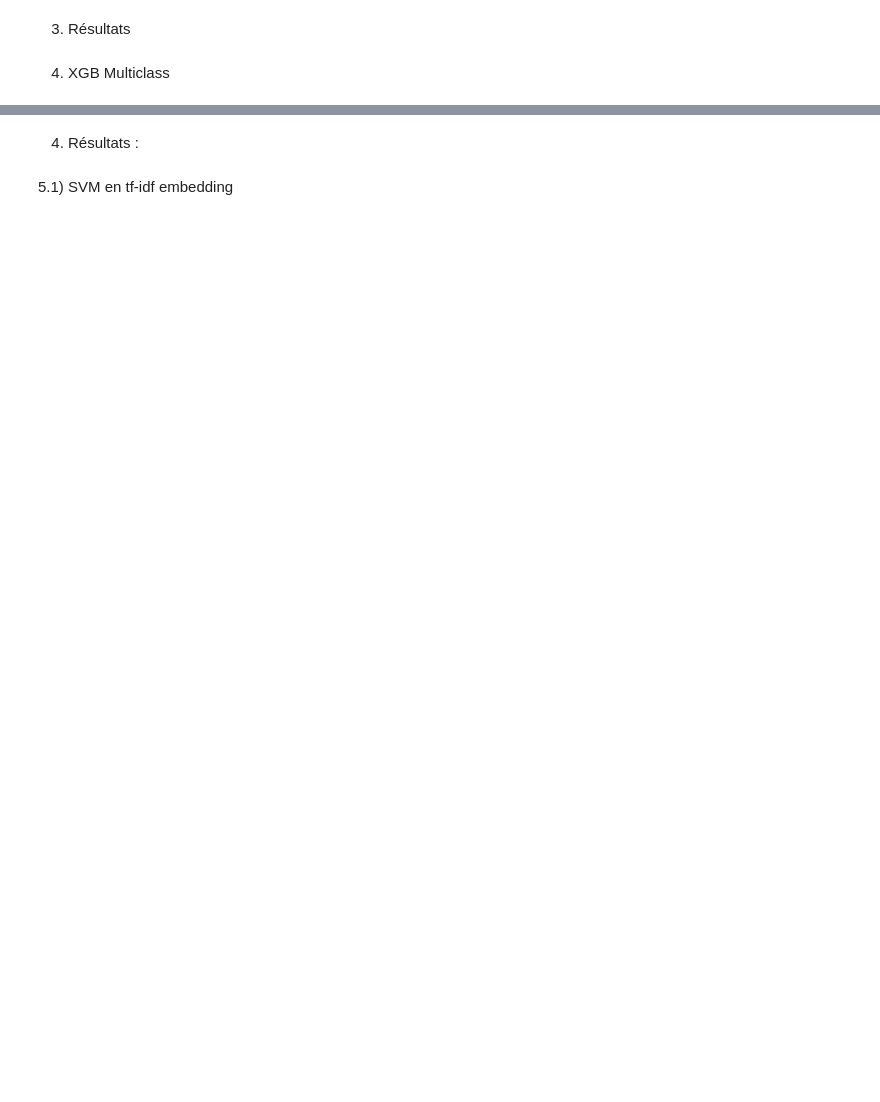
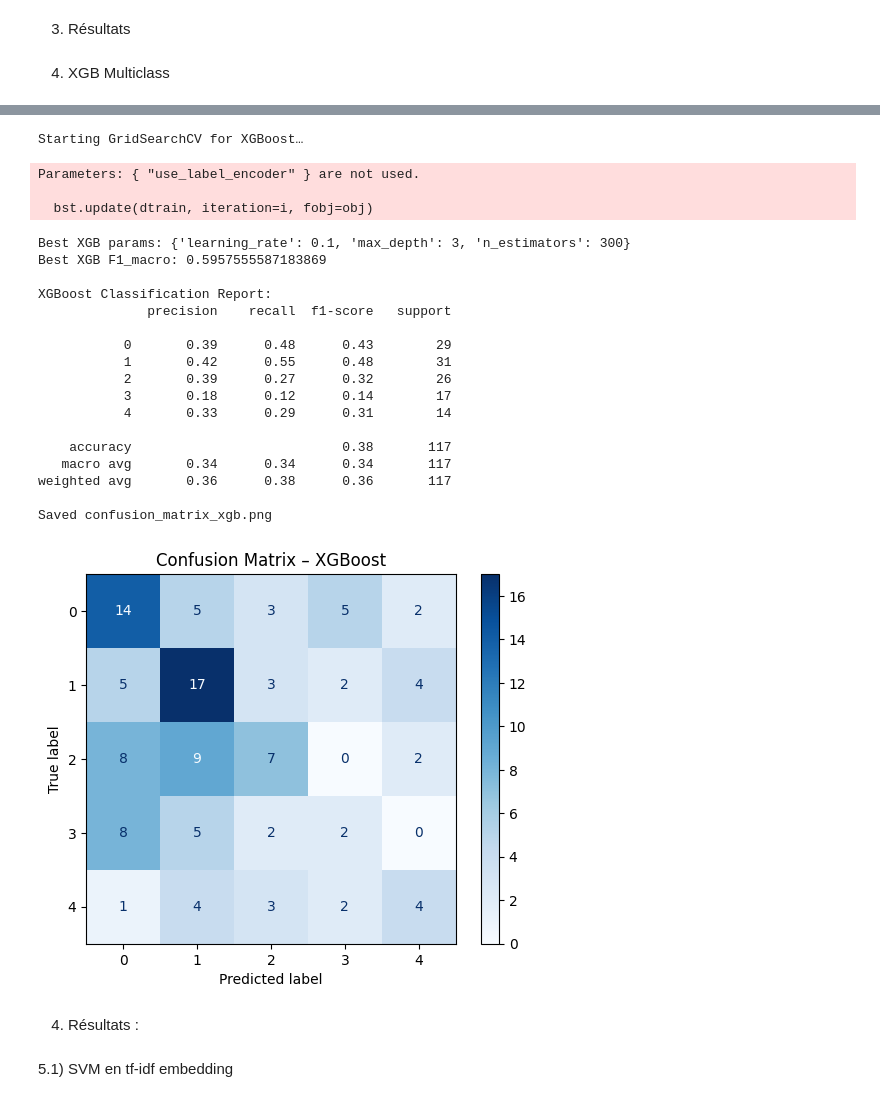
Before and after one commit to philipaslls/statapp, a Jupyter notebook: main.ipynb, the cells around one changed output, grey strips where cells are left out. Cells and saved outputs as stored; diff of their text form; code cells hidden in the pictures; blank space fills up the shorter version.

```diff
--- a/main.ipynb
+++ b/main.ipynb
@@ -931,3 +830,82 @@ weighted avg       0.34      0.38      0.35       117
+# %%
+# Cell 4 – XGBoost on Precomputed Embeddings with Progress Bar
+import matplotlib.pyplot as plt
+from xgboost import XGBClassifier
+from sklearn.model_selection import GridSearchCV, StratifiedKFold, ParameterGrid
+from sklearn.metrics import classification_report, confusion_matrix, ConfusionMatrixDisplay, make_scorer, f1_score
+from tqdm import tqdm
+
+# Custom GridSearchCV subclass to integrate tqdm progress bar
+class GridSearchCVProgress(GridSearchCV):
+    def _run_search(self, evaluate_candidates):
+        # Wrap ParameterGrid for proper parameter mappings
+        params_list = list(ParameterGrid(self.param_grid))
+        evaluate_candidates(tqdm(params_list, desc="GridSearchXGB"))
+
+# Assumes X_train_res, y_train_res, X_test, y_test from Cell 1
+xgb = XGBClassifier(
+    objective='multi:softprob',
+    eval_metric='mlogloss',
+    use_label_encoder=False,
+    random_state=42
+)
+param_grid_xgb = {
+    'n_estimators': [100, 300],
+    'max_depth': [3, 5],
+    'learning_rate': [0.01, 0.1]
+}
+
+cv = StratifiedKFold(n_splits=5, shuffle=True, random_state=42)
+f1_macro = make_scorer(f1_score, average='macro')
+
+gs_xgb = GridSearchCVProgress(
+    estimator=xgb,
+    param_grid=param_grid_xgb,
+    scoring=f1_macro,
+    cv=cv,
+    n_jobs=-1,
+    verbose=0
+)
+print("Starting GridSearchCV for XGBoost…")
+gs_xgb.fit(X_train_res, y_train_res)
+print("Best XGB params:", gs_xgb.best_params_)
+print("Best XGB F1_macro:", gs_xgb.best_score_)
+
+# Evaluation and confusion matrix
+y_pred_xgb = gs_xgb.predict(X_test)
+print("\nXGBoost Classification Report:")
+print(classification_report(y_test, y_pred_xgb))
+
+cm = confusion_matrix(y_test, y_pred_xgb)
+disp = ConfusionMatrixDisplay(confusion_matrix=cm)
+plt.figure()
+disp.plot(ax=plt.gca(), cmap='Blues', values_format='d')
+plt.title('Confusion Matrix – XGBoost')
+plt.savefig('confusion_matrix_xgb.png')
+print("Saved confusion_matrix_xgb.png")
+# %% [output]
+Starting GridSearchCV for XGBoost…
+Parameters: { "use_label_encoder" } are not used.
+
+  bst.update(dtrain, iteration=i, fobj=obj)
+Best XGB params: {'learning_rate': 0.1, 'max_depth': 3, 'n_estimators': 300}
+Best XGB F1_macro: 0.5957555587183869
+
+XGBoost Classification Report:
+              precision    recall  f1-score   support
+
+           0       0.39      0.48      0.43        29
+           1       0.42      0.55      0.48        31
+           2       0.39      0.27      0.32        26
+           3       0.18      0.12      0.14        17
+           4       0.33      0.29      0.31        14
+
+    accuracy                           0.38       117
+   macro avg       0.34      0.34      0.34       117
+weighted avg       0.36      0.38      0.36       117
+
+Saved confusion_matrix_xgb.png
+[figure, added]
 # %% [markdown]
 4) Résultats :
 # %% [markdown]
```
Also changed, not shown: parts of 12 cells of this notebook.
